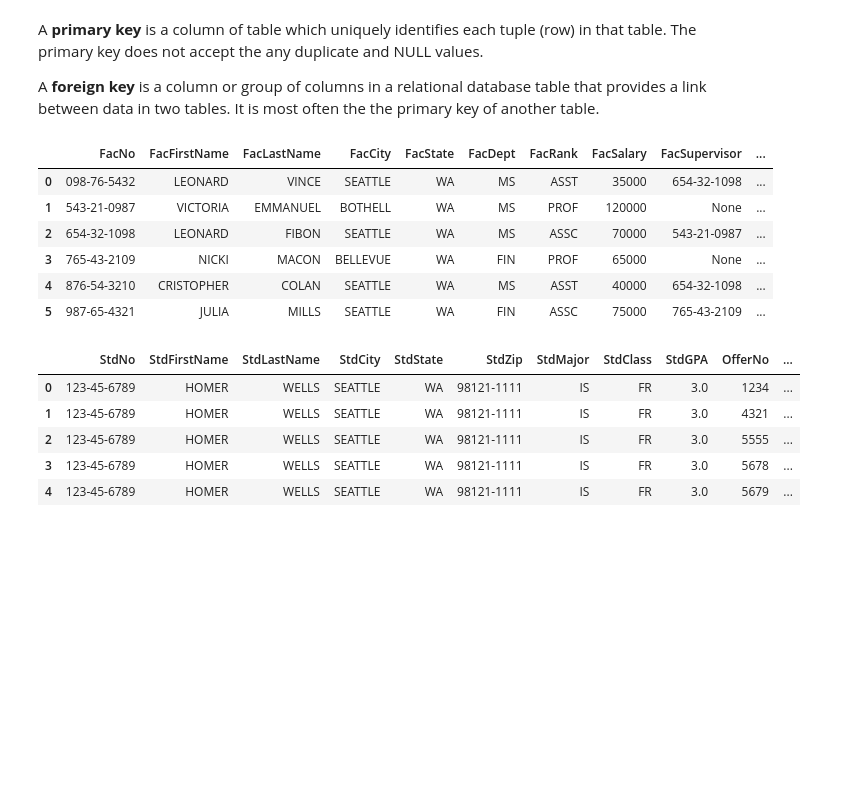
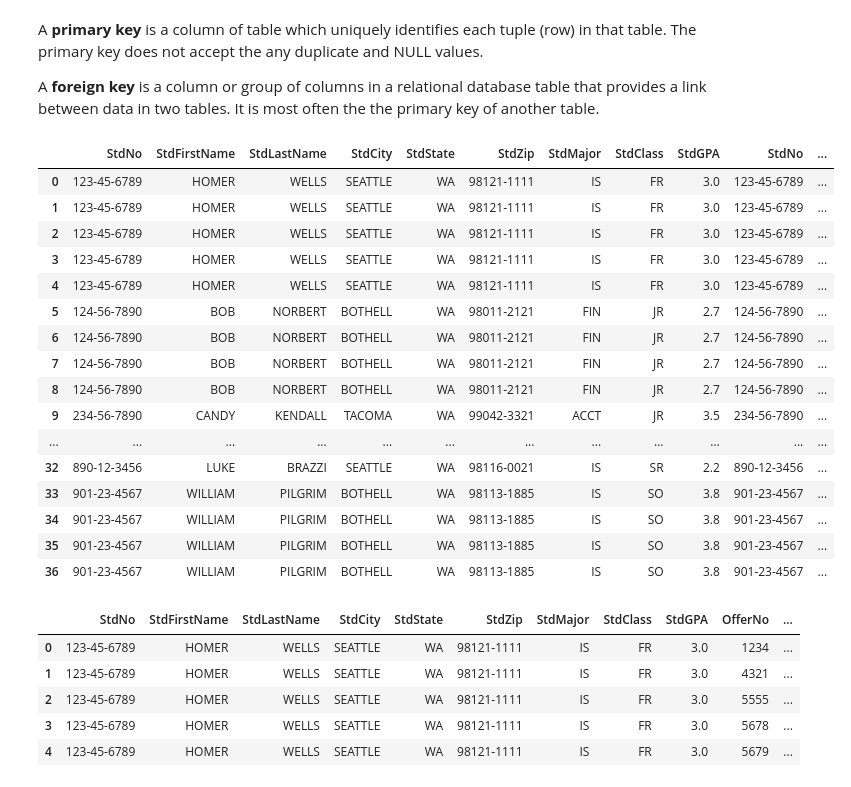
Before and after one commit to ogut77/University, a Jupyter notebook: MTBlank.ipynb, the cells around one changed output. Drawn from its saved outputs; the diff is of its cells as text; code cells hidden in the pictures; blank space fills up the shorter version.

```diff
--- a/MTBlank.ipynb
+++ b/MTBlank.ipynb
@@ -41,20 +32,29 @@ It is most often the the primary key of another table.
 # %%
 #Query 1-List all student info and
 #their enrollment grade from a course(Just use two tables)
 txt='''
-Select *
-From Faculty
+
 '''
 Q1 =  psql.sqldf(txt)
 Q1
 # %% [output]
-|  | FacNo | FacFirstName | FacLastName | FacCity | FacState | FacDept | FacRank | FacSalary | FacSupervisor | ... |
-| 0 | 098-76-5432 | LEONARD | VINCE | SEATTLE | WA | MS | ASST | 35000 | 654-32-1098 | ... |
-| 1 | 543-21-0987 | VICTORIA | EMMANUEL | BOTHELL | WA | MS | PROF | 120000 | None | ... |
-| 2 | 654-32-1098 | LEONARD | FIBON | SEATTLE | WA | MS | ASSC | 70000 | 543-21-0987 | ... |
-| 3 | 765-43-2109 | NICKI | MACON | BELLEVUE | WA | FIN | PROF | 65000 | None | ... |
-| 4 | 876-54-3210 | CRISTOPHER | COLAN | SEATTLE | WA | MS | ASST | 40000 | 654-32-1098 | ... |
-| 5 | 987-65-4321 | JULIA | MILLS | SEATTLE | WA | FIN | ASSC | 75000 | 765-43-2109 | ... |
+|  | StdNo | StdFirstName | StdLastName | StdCity | StdState | StdZip | StdMajor | StdClass | StdGPA | StdNo | ... |
+| 0 | 123-45-6789 | HOMER | WELLS | SEATTLE | WA | 98121-1111 | IS | FR | 3.0 | 123-45-6789 | ... |
+| 1 | 123-45-6789 | HOMER | WELLS | SEATTLE | WA | 98121-1111 | IS | FR | 3.0 | 123-45-6789 | ... |
+| 2 | 123-45-6789 | HOMER | WELLS | SEATTLE | WA | 98121-1111 | IS | FR | 3.0 | 123-45-6789 | ... |
+| 3 | 123-45-6789 | HOMER | WELLS | SEATTLE | WA | 98121-1111 | IS | FR | 3.0 | 123-45-6789 | ... |
+| 4 | 123-45-6789 | HOMER | WELLS | SEATTLE | WA | 98121-1111 | IS | FR | 3.0 | 123-45-6789 | ... |
+| 5 | 124-56-7890 | BOB | NORBERT | BOTHELL | WA | 98011-2121 | FIN | JR | 2.7 | 124-56-7890 | ... |
+| 6 | 124-56-7890 | BOB | NORBERT | BOTHELL | WA | 98011-2121 | FIN | JR | 2.7 | 124-56-7890 | ... |
+| 7 | 124-56-7890 | BOB | NORBERT | BOTHELL | WA | 98011-2121 | FIN | JR | 2.7 | 124-56-7890 | ... |
+| 8 | 124-56-7890 | BOB | NORBERT | BOTHELL | WA | 98011-2121 | FIN | JR | 2.7 | 124-56-7890 | ... |
+| 9 | 234-56-7890 | CANDY | KENDALL | TACOMA | WA | 99042-3321 | ACCT | JR | 3.5 | 234-56-7890 | ... |
+| ... | ... | ... | ... | ... | ... | ... | ... | ... | ... | ... | ... |
+| 32 | 890-12-3456 | LUKE | BRAZZI | SEATTLE | WA | 98116-0021 | IS | SR | 2.2 | 890-12-3456 | ... |
+| 33 | 901-23-4567 | WILLIAM | PILGRIM | BOTHELL | WA | 98113-1885 | IS | SO | 3.8 | 901-23-4567 | ... |
+| 34 | 901-23-4567 | WILLIAM | PILGRIM | BOTHELL | WA | 98113-1885 | IS | SO | 3.8 | 901-23-4567 | ... |
+| 35 | 901-23-4567 | WILLIAM | PILGRIM | BOTHELL | WA | 98113-1885 | IS | SO | 3.8 | 901-23-4567 | ... |
+| 36 | 901-23-4567 | WILLIAM | PILGRIM | BOTHELL | WA | 98113-1885 | IS | SO | 3.8 | 901-23-4567 | ... |
 # %%
 #Query 2-Get the grades of student with
 #Student No '123-45-6789'
```
Also changed, not shown: parts of 1 cell of this notebook.
